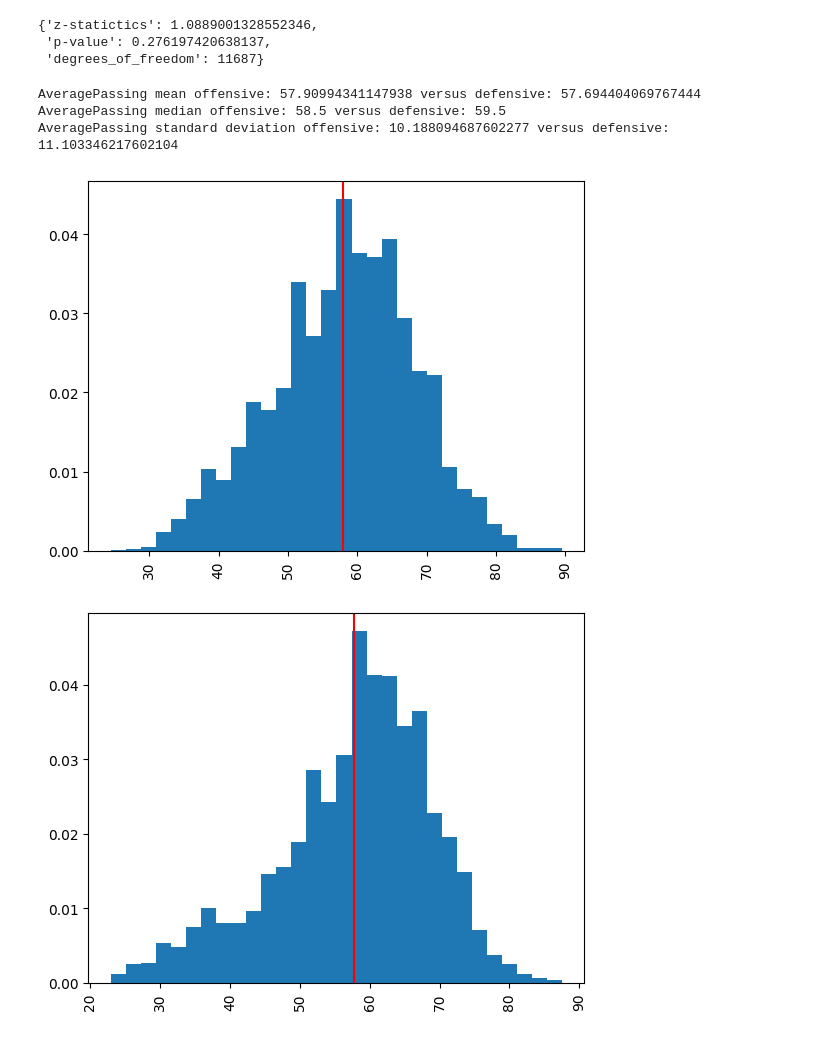
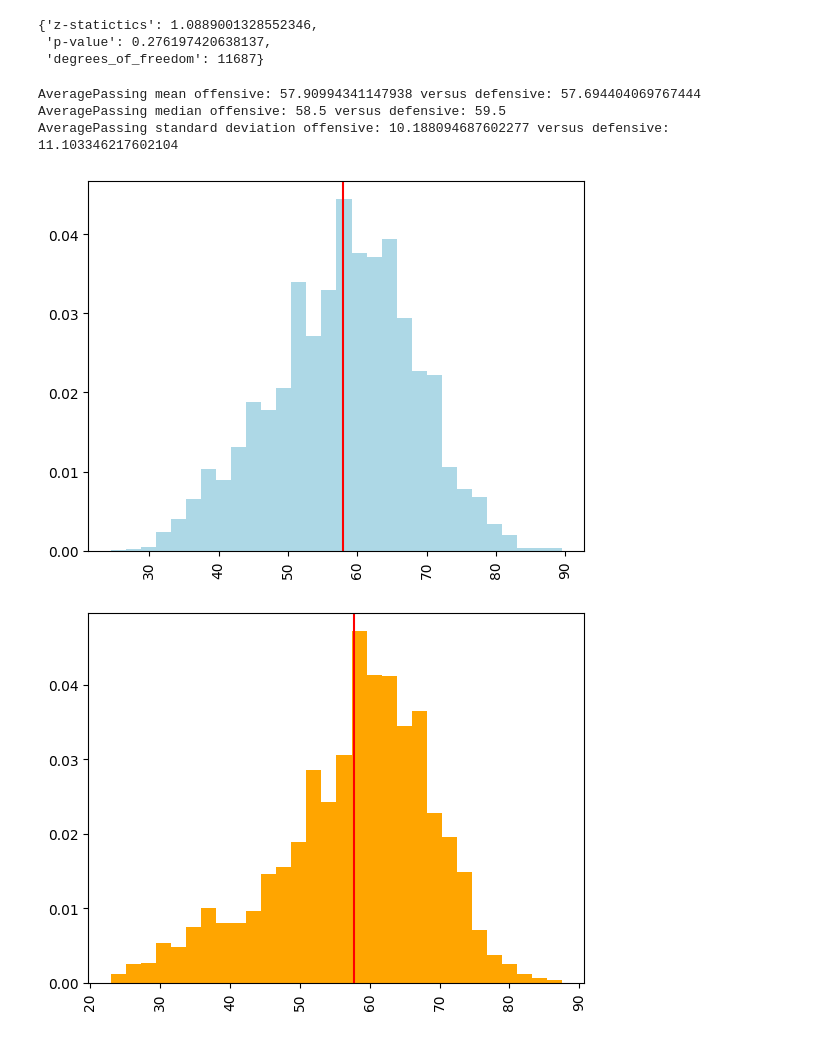
Before and after one commit to DanielFaltynowski/statistics, a Jupyter notebook: notebooks/problem_02/solution.ipynb, the cells around one changed output. Saved outputs shown, nothing was run; the diff lists cells and outputs as text; code cells hidden in the pictures.

```diff
--- a/notebooks/problem_02/solution.ipynb
+++ b/notebooks/problem_02/solution.ipynb
@@ -261,29 +261,29 @@ defensive_std = ds.standard_deviation(hypo_att_def_defensive)
 # %%
 print('AveragePassing mean offensive:', offensive_mean, 'versus defensive:', defensive_mean)
 print('AveragePassing median offensive:', offensive_median, 'versus defensive:', defensive_median)
 print('AveragePassing standard deviation offensive:', offensive_std, 'versus defensive:', defensive_std)
 
-plt.hist(hypo_att_def_offensive, density=True, bins=30)
+plt.hist(hypo_att_def_offensive, density=True, bins=30, color='lightblue')
 plt.axvline(offensive_mean, color='red')
 plt.xticks(rotation=90)
 plt.gca().xaxis.set_major_formatter(ticker.FuncFormatter(lambda x, _: f'{int(x):,}'))
 plt.show()
 
-plt.hist(hypo_att_def_defensive, density=True, bins=30)
+plt.hist(hypo_att_def_defensive, density=True, bins=30, color='orange')
 plt.axvline(defensive_mean, color='red')
 plt.xticks(rotation=90)
 plt.gca().xaxis.set_major_formatter(ticker.FuncFormatter(lambda x, _: f'{int(x):,}'))
 plt.show()
 
-plt.hist(hypo_att_def_offensive, density=True, bins=30)
-plt.hist(hypo_att_def_defensive, density=True, bins=30)
+plt.hist(hypo_att_def_offensive, density=True, bins=30, color='lightblue')
+plt.hist(hypo_att_def_defensive, density=True, bins=30, color='orange')
 plt.xticks(rotation=90)
 plt.gca().xaxis.set_major_formatter(ticker.FuncFormatter(lambda x, _: f'{int(x):,}'))
 
 plt.show()
 # %% [output]
 AveragePassing mean offensive: 57.90994341147938 versus defensive: 57.694404069767444
 AveragePassing median offensive: 58.5 versus defensive: 59.5
 AveragePassing standard deviation offensive: 10.188094687602277 versus defensive: 11.103346217602104
-[figure, old version]
+[figure, new version]
-[figure, old version]
+[figure, new version]
```
Also changed, not shown: parts of 3 cells of this notebook, 1 other file.
